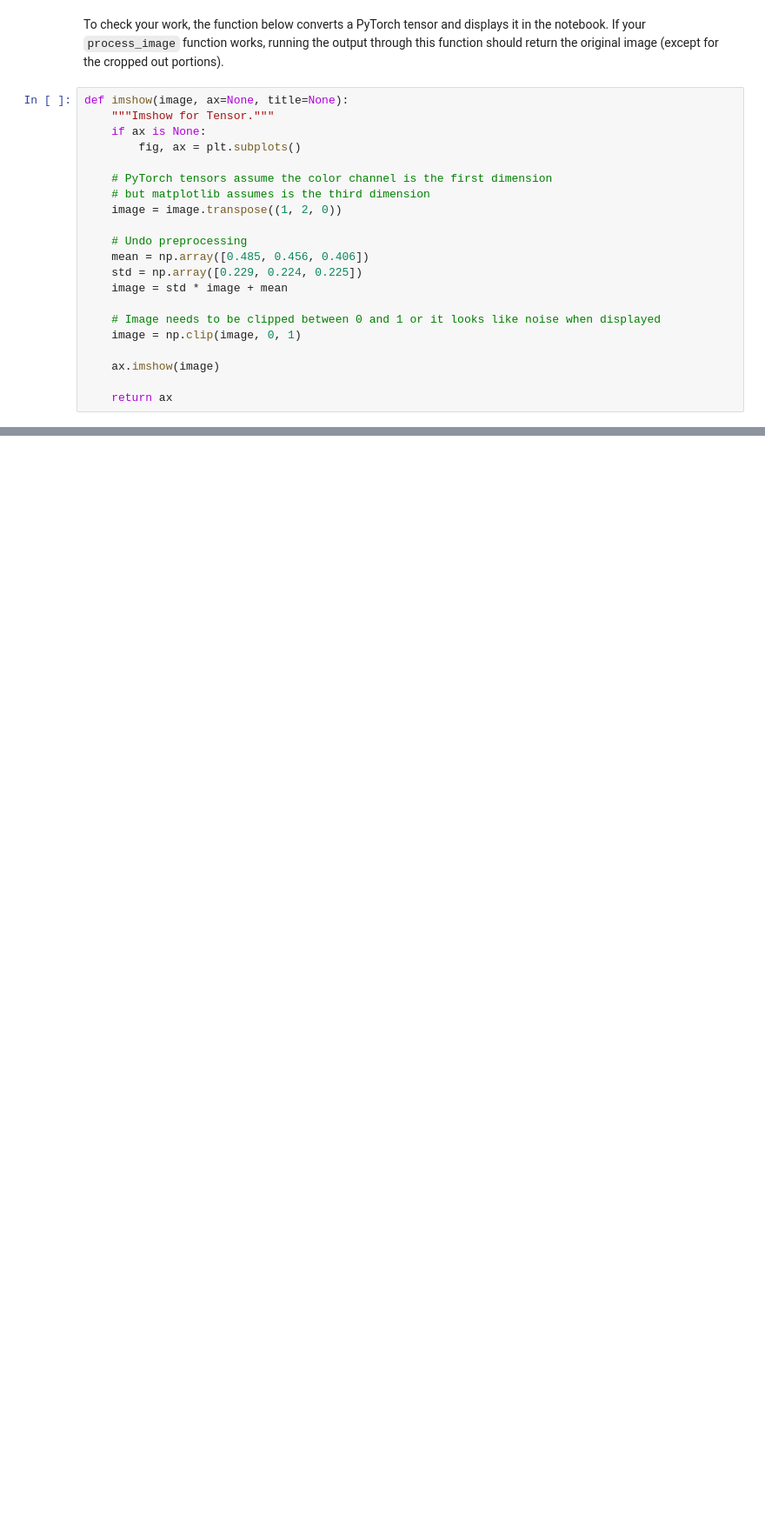
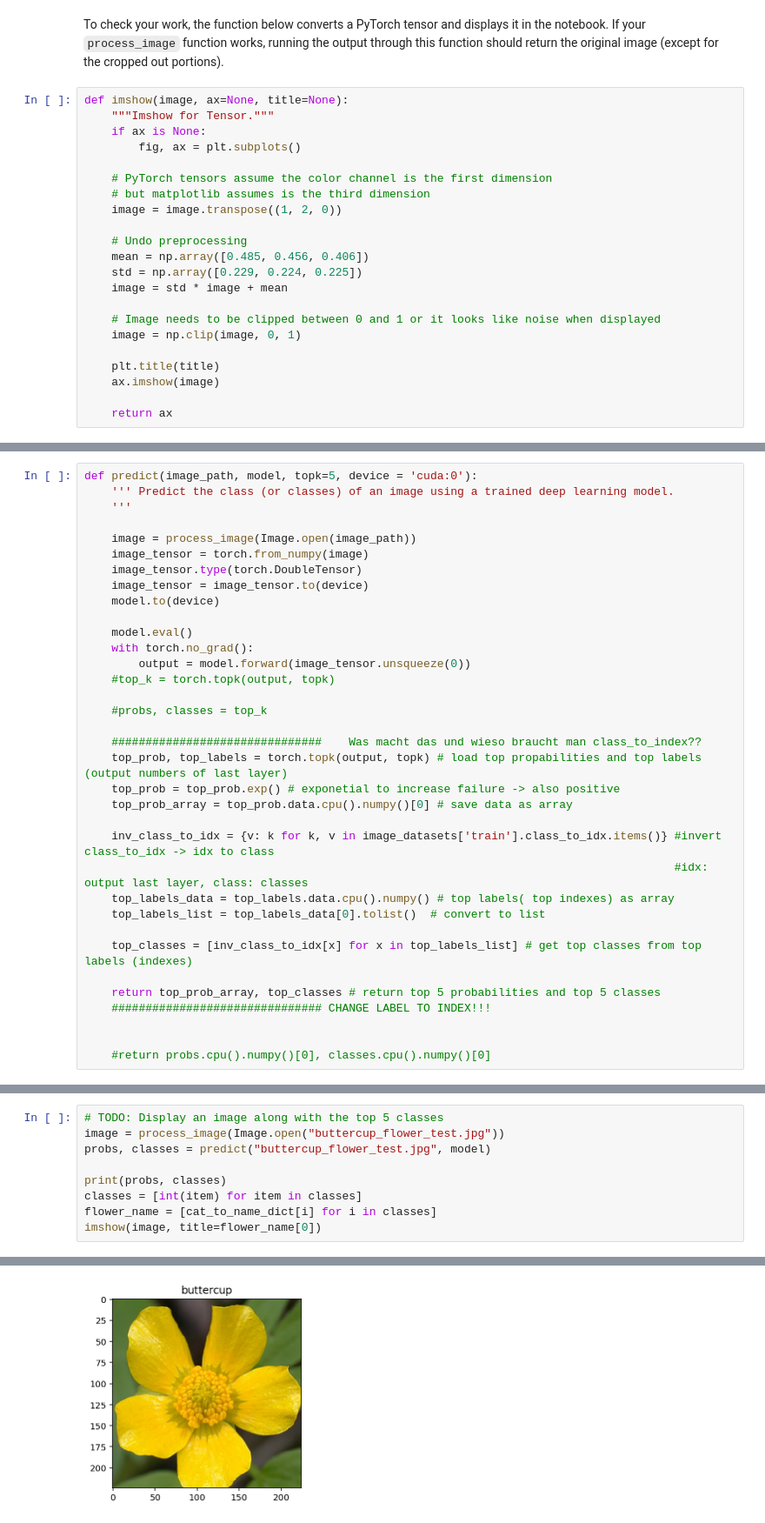
Before and after one commit to M41T3/AIPND_Image_Classifier, a Jupyter notebook: Image Classifier Project.ipynb, the cells around one changed output, grey strips where cells are left out. Shown at 87% size. Saved outputs shown, nothing was run; the diff lists cells and outputs as text; blank space fills up the shorter version.

```diff
--- a/Image Classifier Project.ipynb
+++ b/Image Classifier Project.ipynb
@@ -414,6 +385,7 @@ def imshow(image, ax=None, title=None):
     # Image needs to be clipped between 0 and 1 or it looks like noise when displayed
     image = np.clip(image, 0, 1)
 
+    plt.title(title)
     ax.imshow(image)
 
     return ax
@@ -458,3 +408,38 @@ predict("buttercup_flower_test.jpg", model, topk=5)
+# %%
+def predict(image_path, model, topk=5, device = 'cuda:0'):
+    ''' Predict the class (or classes) of an image using a trained deep learning model.
+    '''
+
+    image = process_image(Image.open(image_path))
+    image_tensor = torch.from_numpy(image)
+    image_tensor.type(torch.DoubleTensor)
+    image_tensor = image_tensor.to(device)
+    model.to(device)
+
+    model.eval()
+    with torch.no_grad():
+        output = model.forward(image_tensor.unsqueeze(0))
+    #top_k = torch.topk(output, topk)
+
+    #probs, classes = top_k
+
+    ###############################    Was macht das und wieso braucht man class_to_index??
+    top_prob, top_labels = torch.topk(output, topk) # load top propabilities and top labels (output numbers of last layer)
+    top_prob = top_prob.exp() # exponetial to increase failure -> also positive
+    top_prob_array = top_prob.data.cpu().numpy()[0] # save data as array
+
+    inv_class_to_idx = {v: k for k, v in image_datasets['train'].class_to_idx.items()} #invert class_to_idx -> idx to class
+                                                                                       #idx: output last layer, class: classes
+    top_labels_data = top_labels.data.cpu().numpy() # top labels( top indexes) as array
+    top_labels_list = top_labels_data[0].tolist()  # convert to list
+
+    top_classes = [inv_class_to_idx[x] for x in top_labels_list] # get top classes from top labels (indexes)
+
+    return top_prob_array, top_classes # return top 5 probabilities and top 5 classes
+    ############################### CHANGE LABEL TO INDEX!!!
+
+
+    #return probs.cpu().numpy()[0], classes.cpu().numpy()[0]
 # %% [markdown]
 ## Sanity Checking
 
@@ -467,0 +451,10 @@ You can convert from the class integer encoding to actual flower names with the
+# %%
+# TODO: Display an image along with the top 5 classes
+image = process_image(Image.open("buttercup_flower_test.jpg"))
+probs, classes = predict("buttercup_flower_test.jpg", model)
+
+print(probs, classes)
+classes = [int(item) for item in classes]
+flower_name = [cat_to_name_dict[i] for i in classes]
+imshow(image, title=flower_name[0])
+# %% [output]
@@ -467,0 +464 @@ You can convert from the class integer encoding to actual flower names with the
+[figure, added]
```
Also changed, not shown: parts of 16 cells of this notebook.
